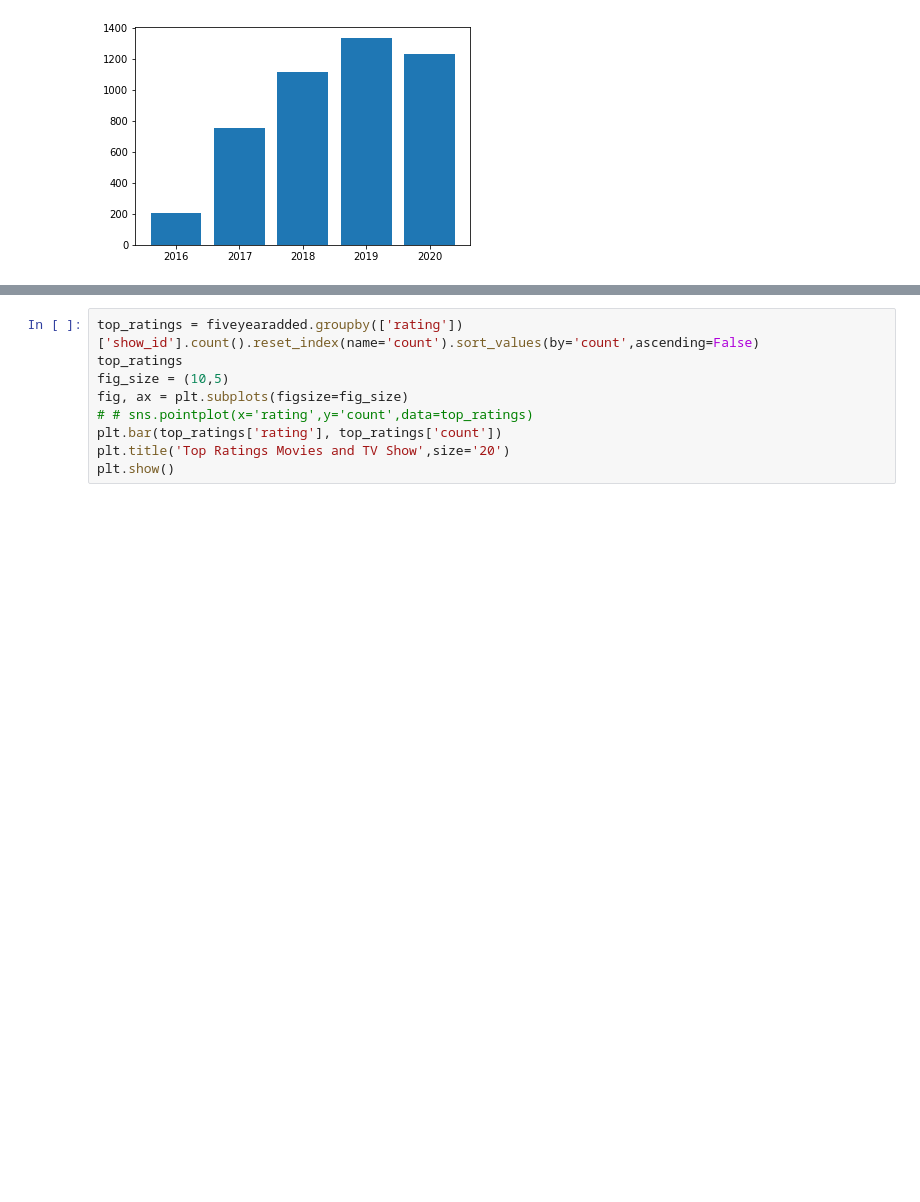
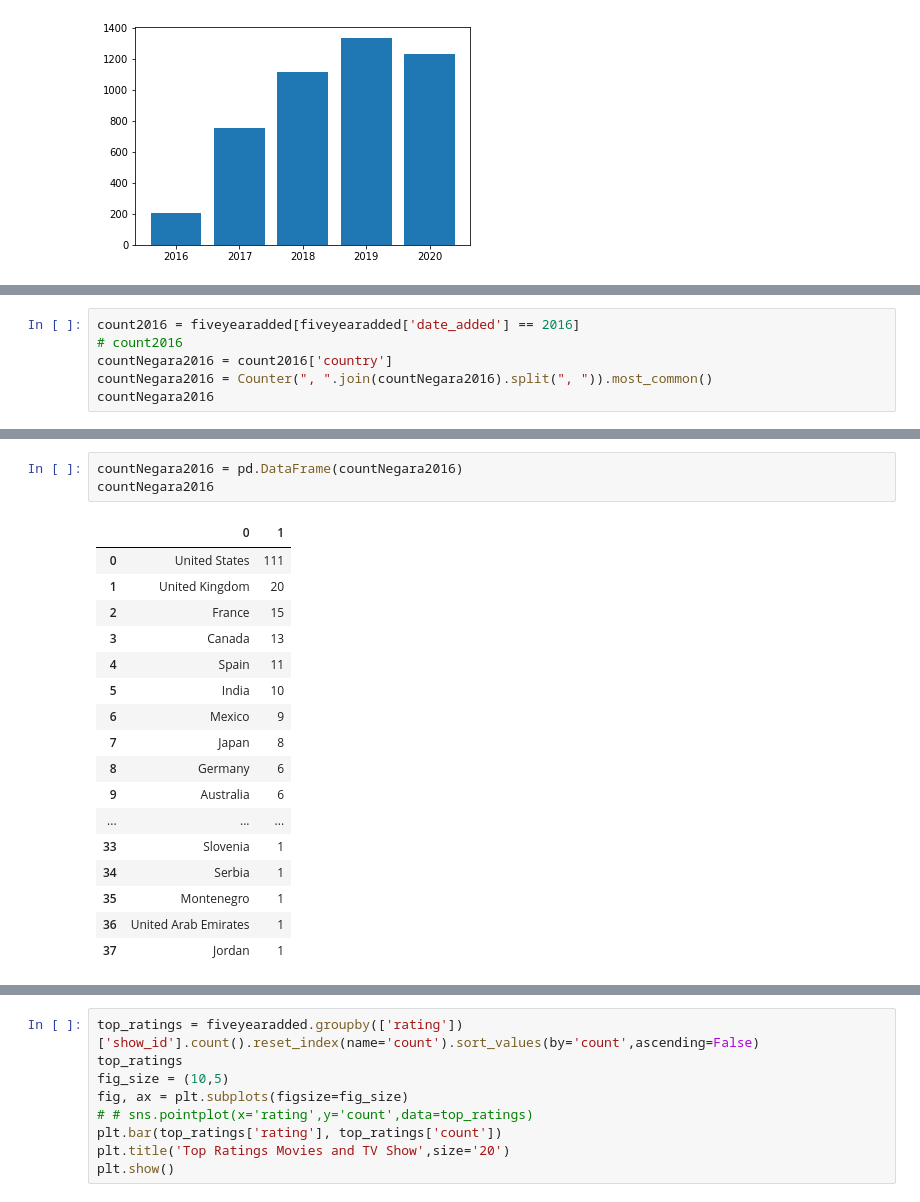
Before and after one commit to sieniecelicia19/eda-netflix, a Jupyter notebook: EDA-Netflix.ipynb, the cells around one changed output, grey strips where cells are left out. Drawn from its saved outputs; the diff is of its cells as text; blank space fills up the shorter version.

```diff
--- a/EDA-Netflix.ipynb
+++ b/EDA-Netflix.ipynb
@@ -405,0 +410,6 @@ Name: date_added, dtype: int64
+# %%
+count2016 = fiveyearadded[fiveyearadded['date_added'] == 2016]
+# count2016
+countNegara2016 = count2016['country']
+countNegara2016 = Counter(", ".join(countNegara2016).split(", ")).most_common()
+countNegara2016
@@ -405,0 +434,21 @@ Name: date_added, dtype: int64
+# %%
+countNegara2016 = pd.DataFrame(countNegara2016)
+countNegara2016
+# %% [output]
+|  | 0 | 1 |
+| 0 | United States | 111 |
+| 1 | United Kingdom | 20 |
+| 2 | France | 15 |
+| 3 | Canada | 13 |
+| 4 | Spain | 11 |
+| 5 | India | 10 |
+| 6 | Mexico | 9 |
+| 7 | Japan | 8 |
+| 8 | Germany | 6 |
+| 9 | Australia | 6 |
+| ... | ... | ... |
+| 33 | Slovenia | 1 |
+| 34 | Serbia | 1 |
+| 35 | Montenegro | 1 |
+| 36 | United Arab Emirates | 1 |
+| 37 | Jordan | 1 |
```
Also changed, not shown: parts of 34 cells of this notebook.
